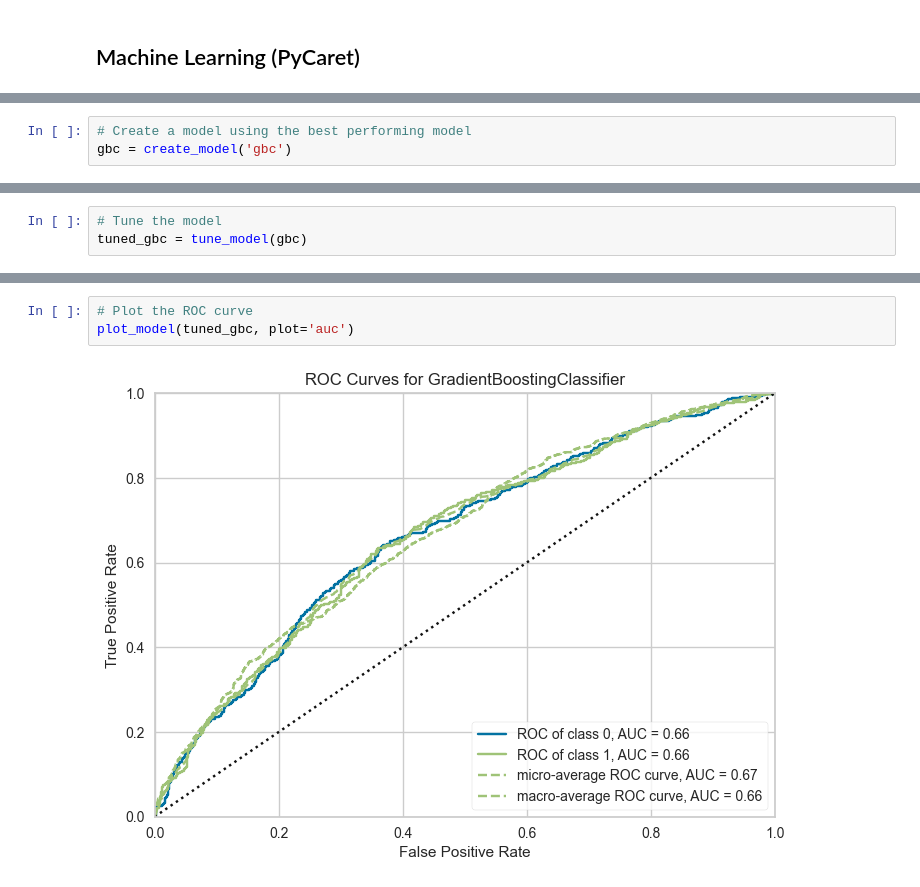
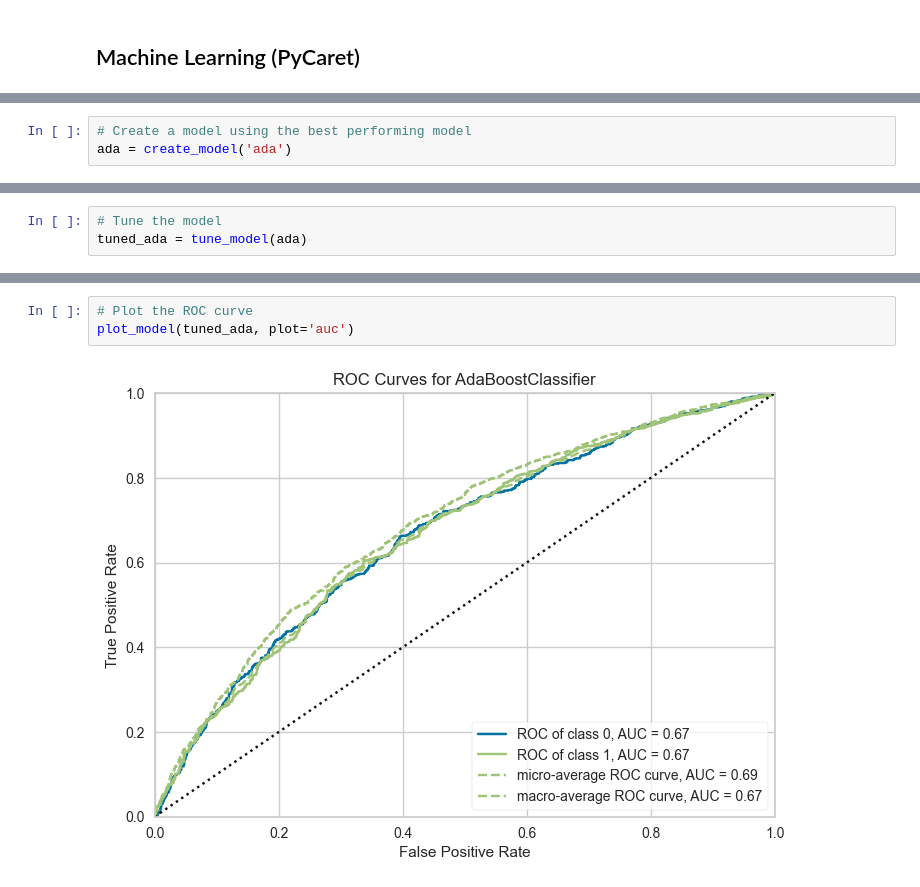
Before and after one commit to bendominguez0111/osf-post-follow-up, a Jupyter notebook: post.ipynb, the cells around one changed output, grey strips where cells are left out. Saved outputs shown, nothing was run; the diff lists cells and outputs as text.

```diff
--- a/post.ipynb
+++ b/post.ipynb
@@ -481,6 +516,6 @@ best_model = compare_models()
 # %%
 # Create a model using the best performing model
-gbc = create_model('gbc')
+ada = create_model('ada')
 # %% [output]
 |  | Accuracy | AUC | Recall | Prec. | F1 | Kappa | MCC |
 | Fold |  |  |  |  |  |  |  |
@@ -499,6 +534,6 @@ gbc = create_model('gbc')
 # %%
 # Tune the model
-tuned_gbc = tune_model(gbc)
+tuned_ada = tune_model(ada)
 # %% [output]
 |  | Accuracy | AUC | Recall | Prec. | F1 | Kappa | MCC |
 | Fold |  |  |  |  |  |  |  |
@@ -517,7 +566,7 @@ tuned_gbc = tune_model(gbc)
 # %%
 # Plot the ROC curve
-plot_model(tuned_gbc, plot='auc')
+plot_model(tuned_ada, plot='auc')
 # %% [output]
-[figure, old version]
+[figure, new version]
 # %%
 # Plot the precision recall curve
```
Also changed, not shown: parts of 15 cells of this notebook, 1 other file.
